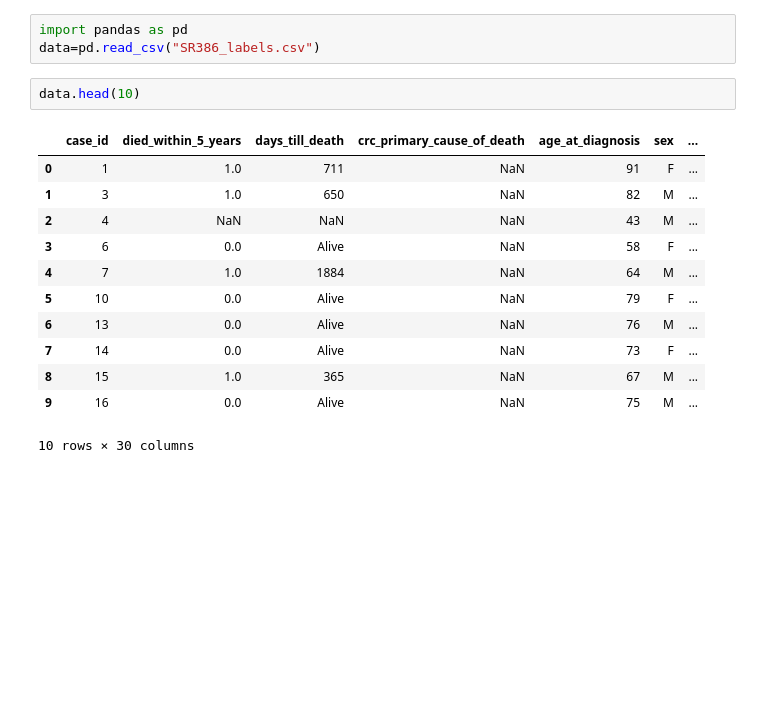
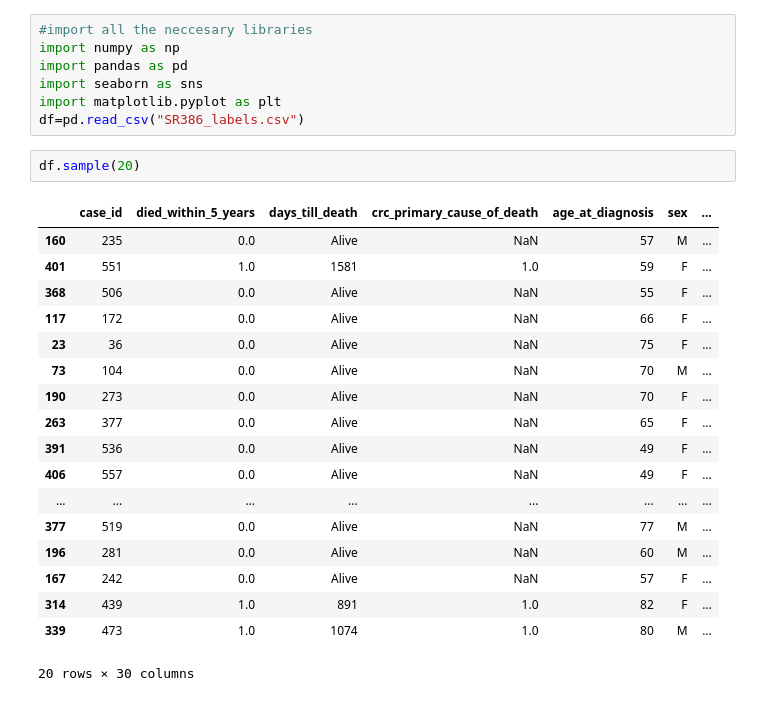
Before and after one commit to taming3joy/AIC-201, a Jupyter notebook: Taming AIC-201 Neural Network.ipynb, the cells around one changed output. Cells and saved outputs as stored; diff of their text form; blank space fills up the shorter version.

Commit message:
Started on data cleaning

```diff
--- a/Taming AIC-201 Neural Network.ipynb
+++ b/Taming AIC-201 Neural Network.ipynb
@@ -1,19 +1,29 @@
 # %%
+#import all the neccesary libraries
+import numpy as np
 import pandas as pd
-data=pd.read_csv("SR386_labels.csv")
+import seaborn as sns
+import matplotlib.pyplot as plt
+df=pd.read_csv("SR386_labels.csv")
 # %%
-data.head(10)
+df.sample(20)
 # %% [output]
 |  | case_id | died_within_5_years | days_till_death | crc_primary_cause_of_death | age_at_diagnosis | sex | ... |
-| 0 | 1 | 1.0 | 711 | NaN | 91 | F | ... |
-| 1 | 3 | 1.0 | 650 | NaN | 82 | M | ... |
-| 2 | 4 | NaN | NaN | NaN | 43 | M | ... |
-| 3 | 6 | 0.0 | Alive | NaN | 58 | F | ... |
-| 4 | 7 | 1.0 | 1884 | NaN | 64 | M | ... |
-| 5 | 10 | 0.0 | Alive | NaN | 79 | F | ... |
-| 6 | 13 | 0.0 | Alive | NaN | 76 | M | ... |
-| 7 | 14 | 0.0 | Alive | NaN | 73 | F | ... |
-| 8 | 15 | 1.0 | 365 | NaN | 67 | M | ... |
-| 9 | 16 | 0.0 | Alive | NaN | 75 | M | ... |
+| 160 | 235 | 0.0 | Alive | NaN | 57 | M | ... |
+| 401 | 551 | 1.0 | 1581 | 1.0 | 59 | F | ... |
+| 368 | 506 | 0.0 | Alive | NaN | 55 | F | ... |
+| 117 | 172 | 0.0 | Alive | NaN | 66 | F | ... |
+| 23 | 36 | 0.0 | Alive | NaN | 75 | F | ... |
+| 73 | 104 | 0.0 | Alive | NaN | 70 | M | ... |
+| 190 | 273 | 0.0 | Alive | NaN | 70 | F | ... |
+| 263 | 377 | 0.0 | Alive | NaN | 65 | F | ... |
+| 391 | 536 | 0.0 | Alive | NaN | 49 | F | ... |
+| 406 | 557 | 0.0 | Alive | NaN | 49 | F | ... |
+| ... | ... | ... | ... | ... | ... | ... | ... |
+| 377 | 519 | 0.0 | Alive | NaN | 77 | M | ... |
+| 196 | 281 | 0.0 | Alive | NaN | 60 | M | ... |
+| 167 | 242 | 0.0 | Alive | NaN | 57 | F | ... |
+| 314 | 439 | 1.0 | 891 | 1.0 | 82 | F | ... |
+| 339 | 473 | 1.0 | 1074 | 1.0 | 80 | M | ... |
-10 rows × 30 columns
+20 rows × 30 columns
 # %%
```
Also changed, not shown: parts of 11 cells of this notebook.
